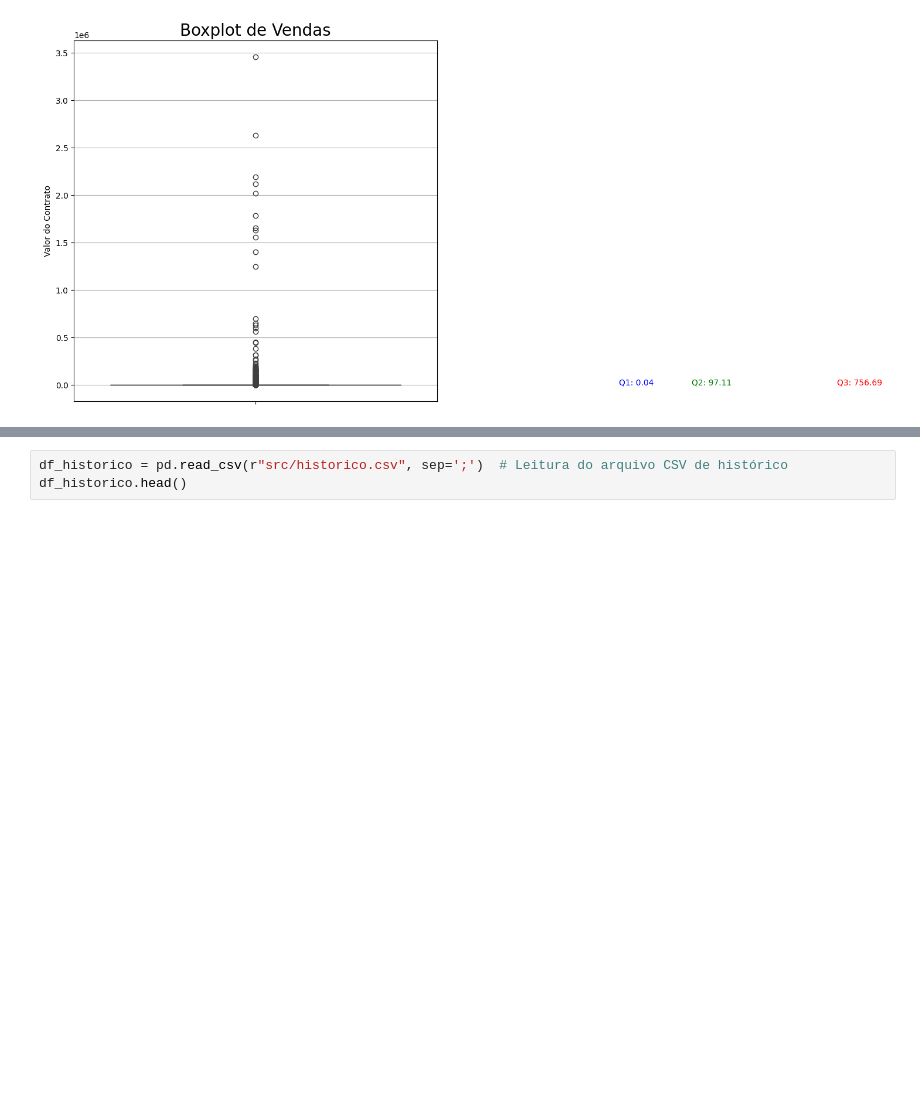
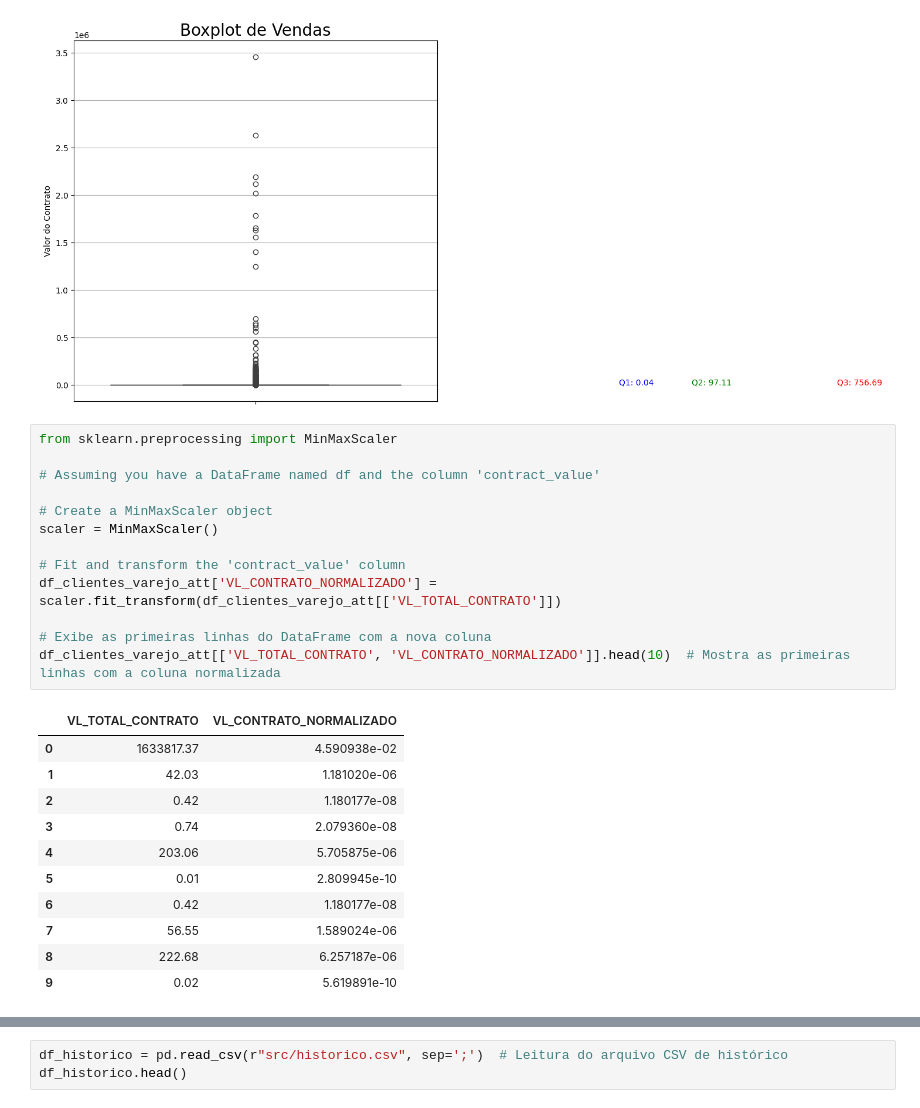
Before and after one commit to bonett1/E-Commerce-Analysis, a Jupyter notebook: totvs_notebook.ipynb, the cells around one changed output, grey strips where cells are left out. Saved outputs shown, nothing was run; the diff lists cells and outputs as text; blank space fills up the shorter version.

```diff
--- a/totvs_notebook.ipynb
+++ b/totvs_notebook.ipynb
@@ -283,3 +283,28 @@ plt.grid(True, axis='y')
 plt.show()
 # %% [output]
 [figure]
+# %%
+from sklearn.preprocessing import MinMaxScaler
+
+# Assuming you have a DataFrame named df and the column 'contract_value'
+
+# Create a MinMaxScaler object
+scaler = MinMaxScaler()
+
+# Fit and transform the 'contract_value' column
+df_clientes_varejo_att['VL_CONTRATO_NORMALIZADO'] = scaler.fit_transform(df_clientes_varejo_att[['VL_TOTAL_CONTRATO']])
+
+# Exibe as primeiras linhas do DataFrame com a nova coluna
+df_clientes_varejo_att[['VL_TOTAL_CONTRATO', 'VL_CONTRATO_NORMALIZADO']].head(10)  # Mostra as primeiras linhas com a coluna normalizada
+# %% [output]
+|  | VL_TOTAL_CONTRATO | VL_CONTRATO_NORMALIZADO |
+| 0 | 1633817.37 | 4.590938e-02 |
+| 1 | 42.03 | 1.181020e-06 |
+| 2 | 0.42 | 1.180177e-08 |
+| 3 | 0.74 | 2.079360e-08 |
+| 4 | 203.06 | 5.705875e-06 |
+| 5 | 0.01 | 2.809945e-10 |
+| 6 | 0.42 | 1.180177e-08 |
+| 7 | 56.55 | 1.589024e-06 |
+| 8 | 222.68 | 6.257187e-06 |
+| 9 | 0.02 | 5.619891e-10 |
```
Also changed, not shown: parts of 1 cell of this notebook.
